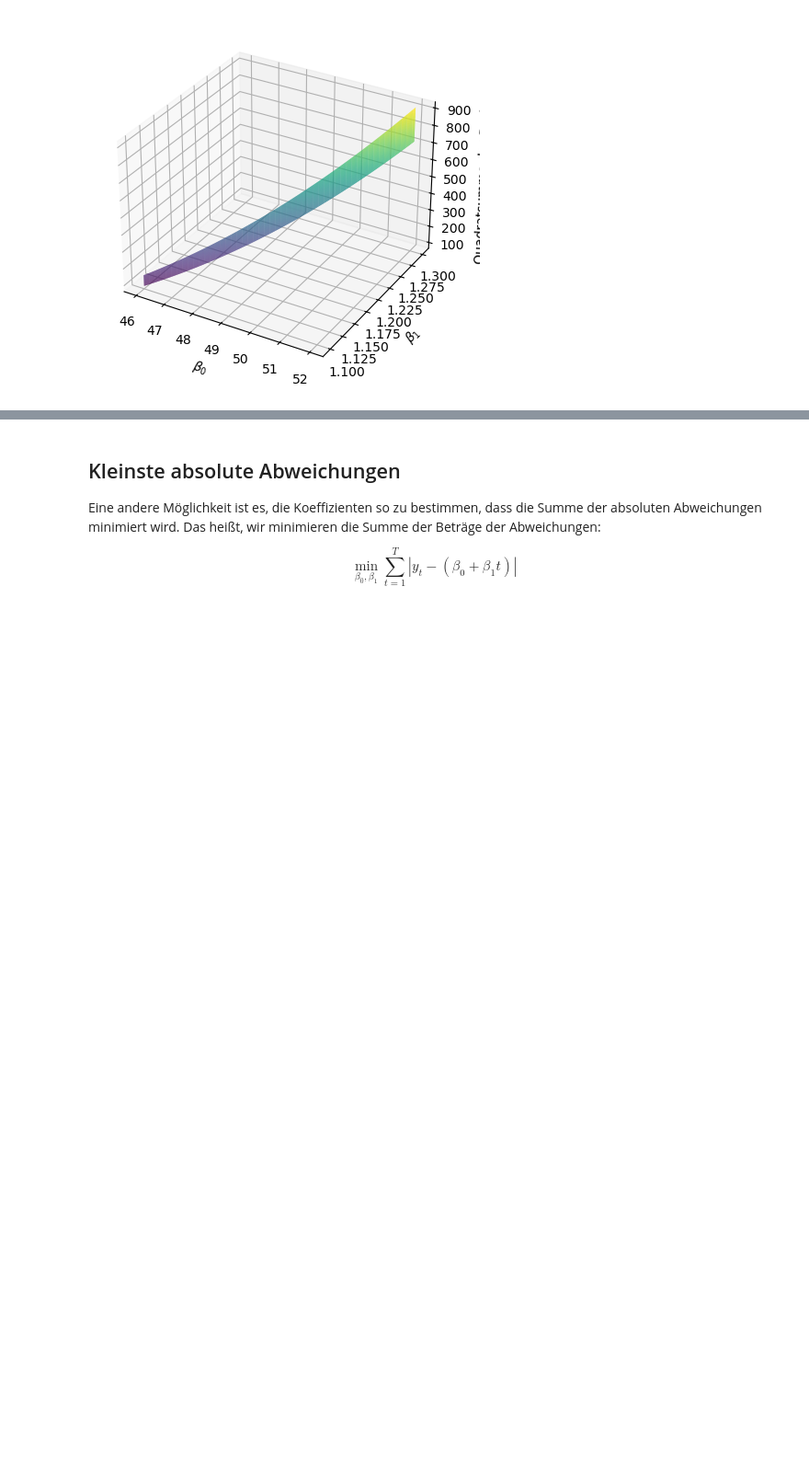
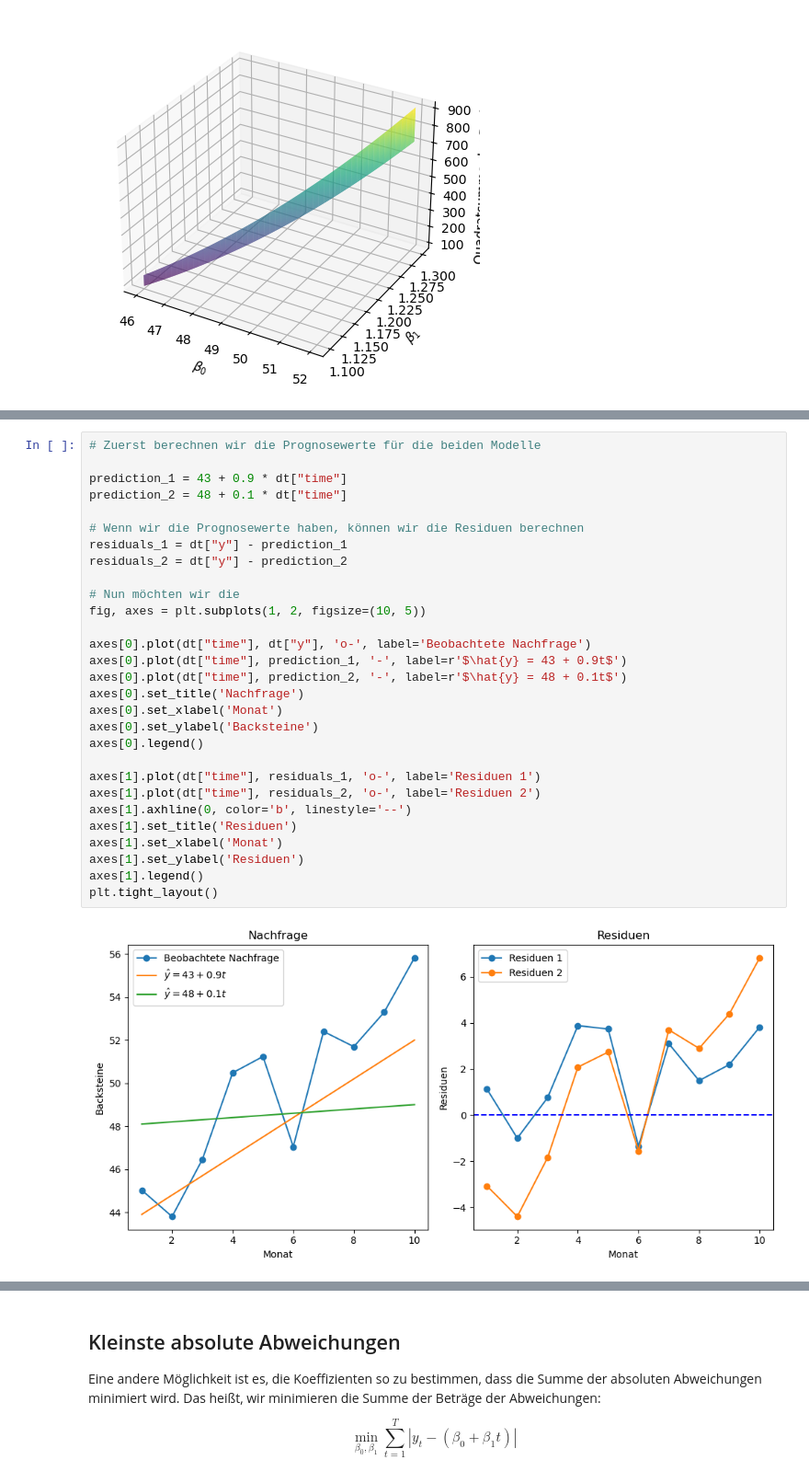
Before and after one commit to febse/opt2025-de, a Jupyter notebook: Prediction.ipynb, the cells around one changed output, grey strips where cells are left out. Shown at 92% size. Saved outputs shown, nothing was run; the diff lists cells and outputs as text; blank space fills up the shorter version.

```diff
--- a/Prediction.ipynb
+++ b/Prediction.ipynb
@@ -283,0 +278,31 @@ wir in dem Code unten die Variablen durch `m.addMVar` statt `m.addVars` erstelle
+# %%
+# Zuerst berechnen wir die Prognosewerte für die beiden Modelle
+
+prediction_1 = 43 + 0.9 * dt["time"]
+prediction_2 = 48 + 0.1 * dt["time"]
+
+# Wenn wir die Prognosewerte haben, können wir die Residuen berechnen
+residuals_1 = dt["y"] - prediction_1
+residuals_2 = dt["y"] - prediction_2
+
+# Nun möchten wir die
+fig, axes = plt.subplots(1, 2, figsize=(10, 5))
+
+axes[0].plot(dt["time"], dt["y"], 'o-', label='Beobachtete Nachfrage')
+axes[0].plot(dt["time"], prediction_1, '-', label=r'$\hat{y} = 43 + 0.9t$')
+axes[0].plot(dt["time"], prediction_2, '-', label=r'$\hat{y} = 48 + 0.1t$')
+axes[0].set_title('Nachfrage')
+axes[0].set_xlabel('Monat')
+axes[0].set_ylabel('Backsteine')
+axes[0].legend()
+
+axes[1].plot(dt["time"], residuals_1, 'o-', label='Residuen 1')
+axes[1].plot(dt["time"], residuals_2, 'o-', label='Residuen 2')
+axes[1].axhline(0, color='b', linestyle='--')
+axes[1].set_title('Residuen')
+axes[1].set_xlabel('Monat')
+axes[1].set_ylabel('Residuen')
+axes[1].legend()
+plt.tight_layout()
+# %% [output]
+[figure, added]
```
Also changed, not shown: parts of 12 cells of this notebook, 1 other file.
